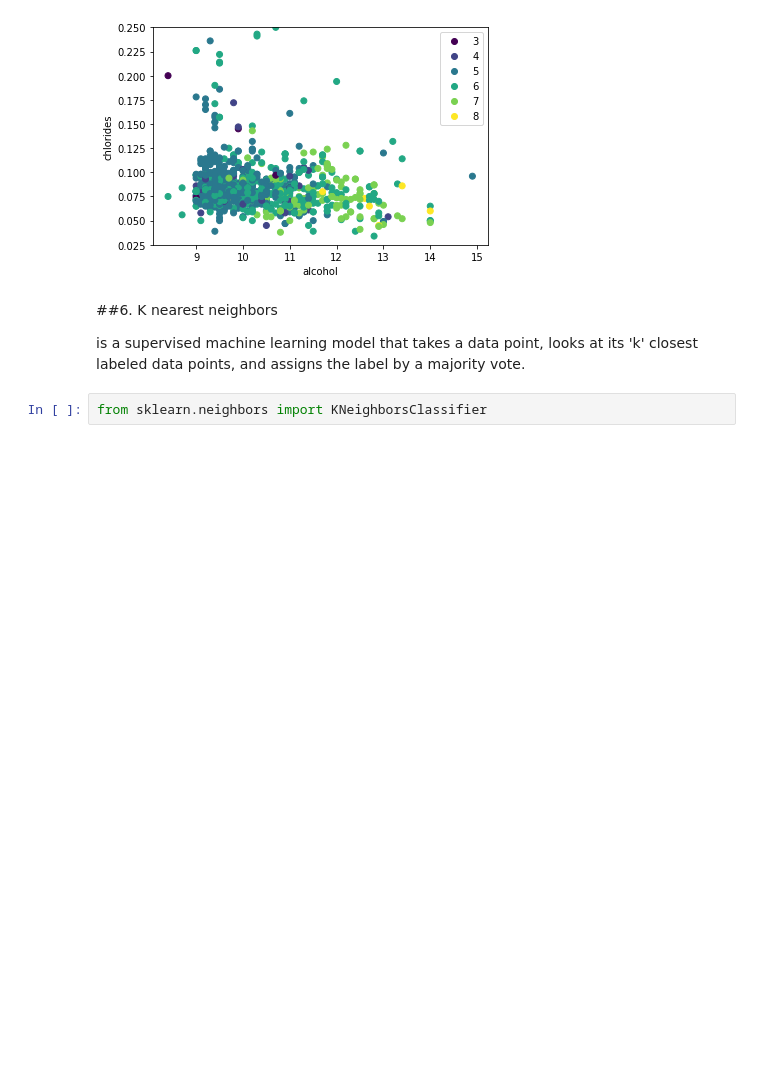
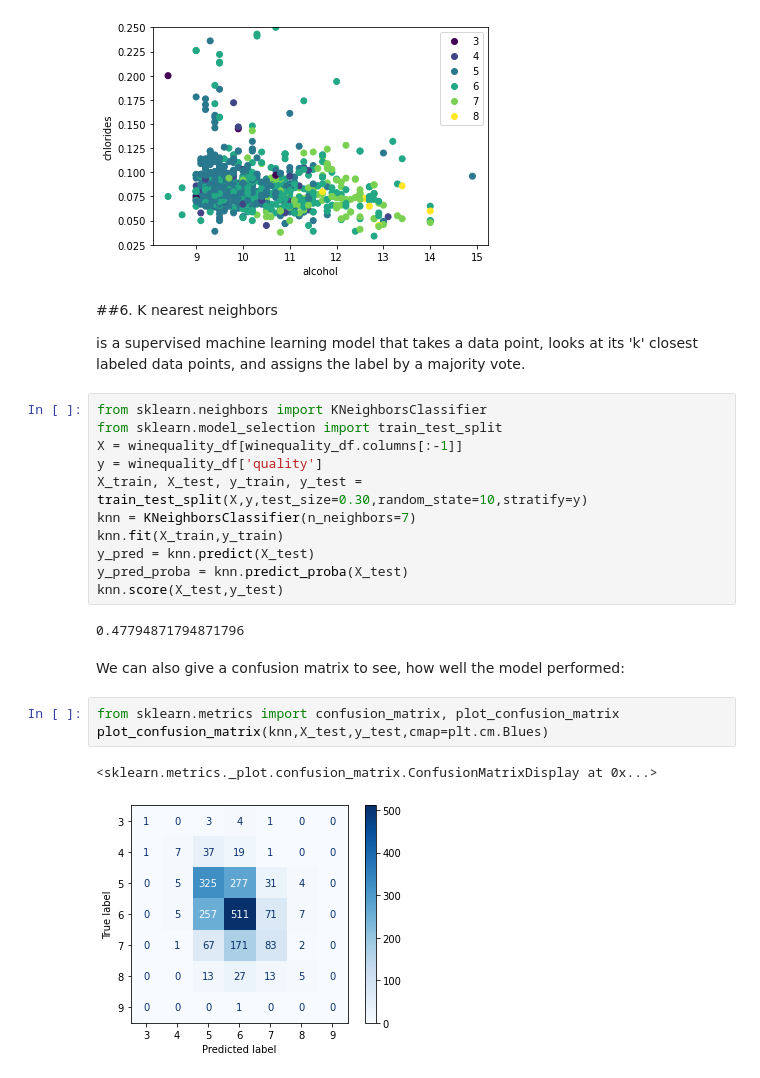
Before and after one commit to udicr/PyEx, a Jupyter notebook: notebooks/DataScience.ipynb, the cells around one changed output. Cells and saved outputs as stored; diff of their text form; blank space fills up the shorter version.

```diff
--- a/notebooks/DataScience.ipynb
+++ b/notebooks/DataScience.ipynb
@@ -270,5 +270,24 @@ plt.show()
 
 is a supervised machine learning model that takes a data point, looks at its 'k' closest labeled data points,
 and assigns the label by a majority vote.
-# %%
-from sklearn.neighbors import KNeighborsClassifier
+# %%
+from sklearn.neighbors import KNeighborsClassifier
+from sklearn.model_selection import train_test_split
+X = winequality_df[winequality_df.columns[:-1]]
+y = winequality_df['quality']
+X_train, X_test, y_train, y_test = train_test_split(X,y,test_size=0.30,random_state=10,stratify=y)
+knn = KNeighborsClassifier(n_neighbors=7)
+knn.fit(X_train,y_train)
+y_pred = knn.predict(X_test)
+y_pred_proba = knn.predict_proba(X_test)
+knn.score(X_test,y_test)
+# %% [output]
+0.47794871794871796
+# %% [markdown]
+We can also give a confusion matrix to see, how well the model performed:
+# %%
+from sklearn.metrics import confusion_matrix, plot_confusion_matrix
+plot_confusion_matrix(knn,X_test,y_test,cmap=plt.cm.Blues)
+# %% [output]
+<sklearn.metrics._plot.confusion_matrix.ConfusionMatrixDisplay at 0x...>
+[figure, added]
```
Also changed, not shown: parts of 2 cells of this notebook, 1 other file.
